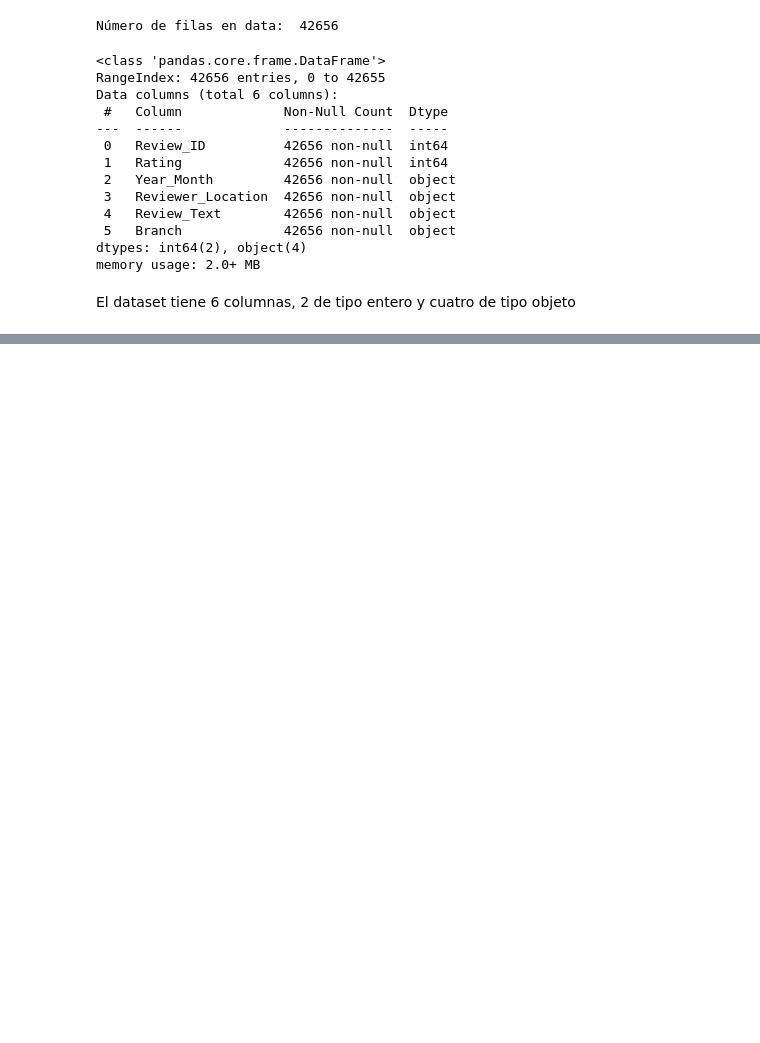
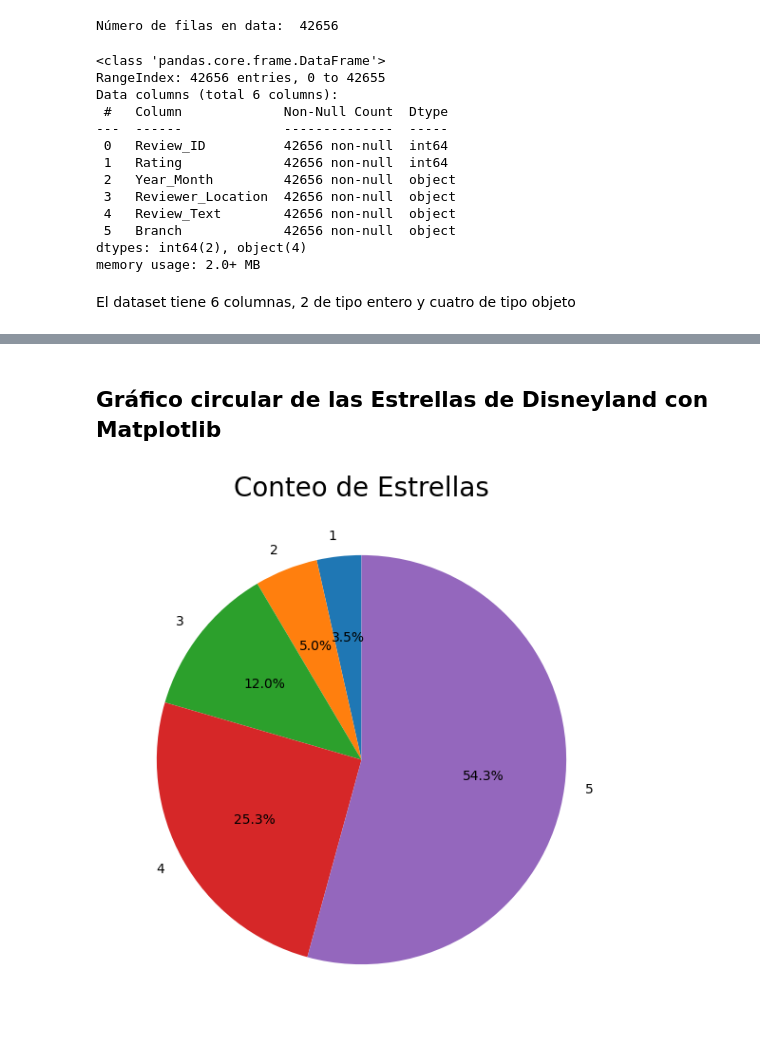
Before and after one commit to ricklarave/Reviews_de_Disneyland--Clasificacion_y_analisis_de_sentimientos, a Jupyter notebook: NaturalLanguageProcessing.ipynb, the cells around one changed output, grey strips where cells are left out. Saved outputs shown, nothing was run; the diff lists cells and outputs as text; code cells hidden in the pictures; blank space fills up the shorter version.

```diff
--- a/NaturalLanguageProcessing.ipynb
+++ b/NaturalLanguageProcessing.ipynb
@@ -54,0 +80,17 @@ Reviews_de_Disneyland--Clasificacion_y_analisis_de_sentimientos
+# %% [markdown]
+## Gráfico circular de las Estrellas de Disneyland con Matplotlib
+# %%
+columnaRating = data["Rating"].value_counts( ascending = True )
+
+fig, ax = plt.subplots(figsize=(7, 7))
+
+ax.pie(columnaRating,
+       labels=[1, 2, 3, 4, 5],
+       autopct='%1.1f%%',
+       startangle=90)
+
+ax.set_title("Conteo de Estrellas", fontsize = 20,)
+
+plt.show()
+# %% [output]
+[figure, added]
```
Also changed, not shown: parts of 11 cells of this notebook.
